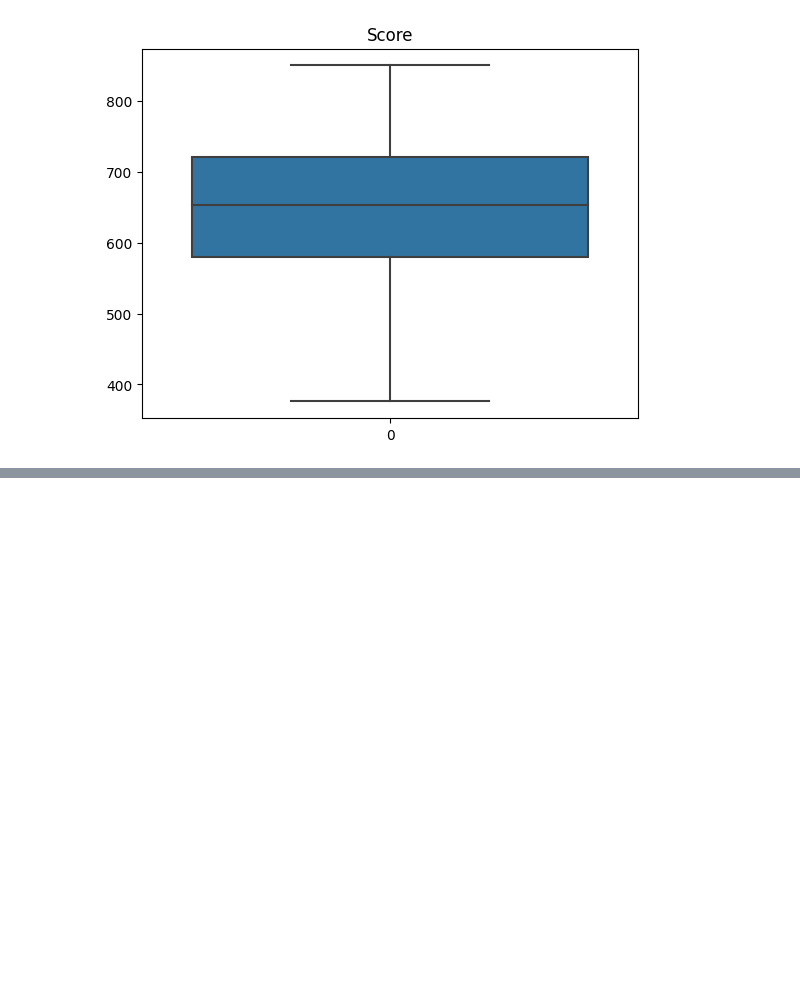
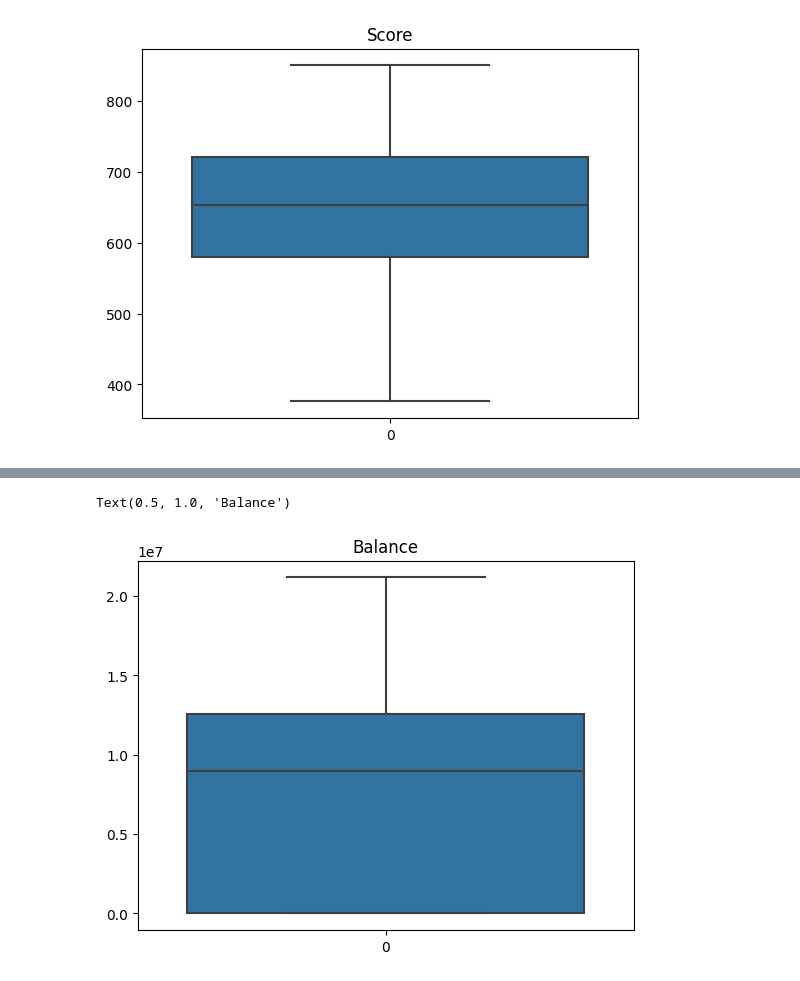
Before and after one commit to ArnaldSouza/Data-Science, a Jupyter notebook: 2. Data Cleaning and Processing (Python)/CleaningAndProcessing.ipynb, the cells around one changed output, grey strips where cells are left out. Cells and saved outputs as stored; diff of their text form; code cells hidden in the pictures; blank space fills up the shorter version.

```diff
--- a/2. Data Cleaning and Processing (Python)/CleaningAndProcessing.ipynb
+++ b/2. Data Cleaning and Processing (Python)/CleaningAndProcessing.ipynb
@@ -76,0 +120,5 @@ srn.histplot(dataset['Score'])
+# %%
+srn.boxplot(dataset['Balance']).set_title('Balance')
+# %% [output]
+Text(0.5, 1.0, 'Balance')
+[figure, added]
```
Also changed, not shown: parts of 11 cells of this notebook.
